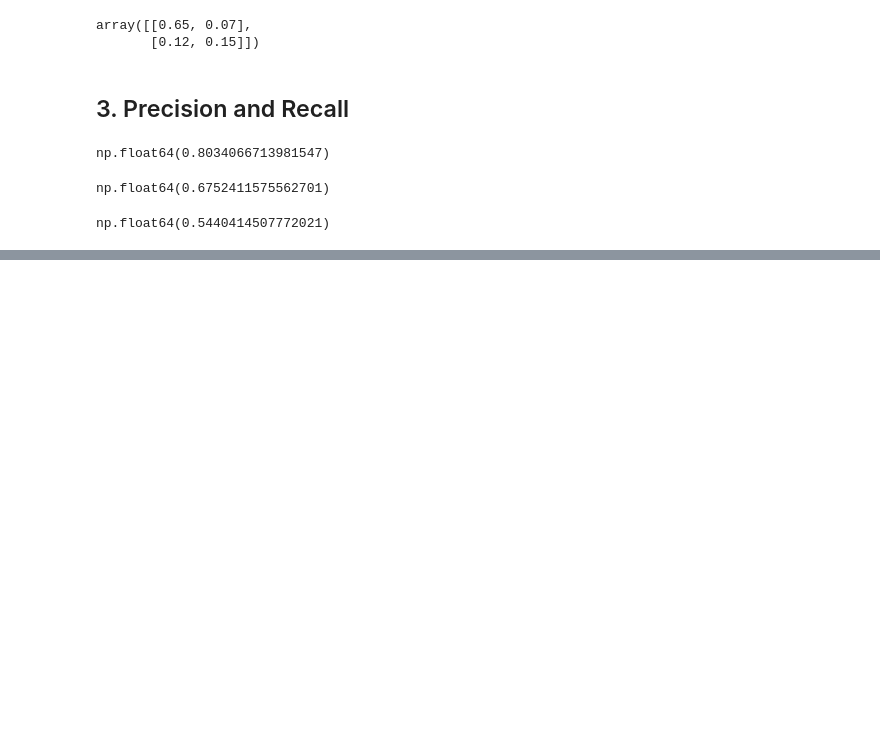
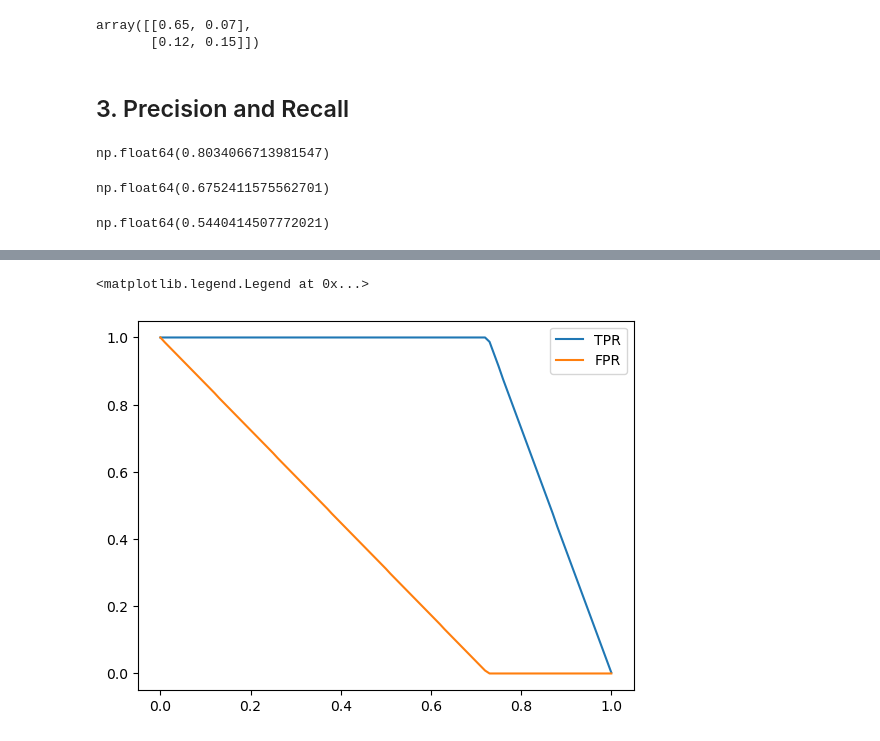
Before and after one commit to TheManuAi/ML-Zoomcamp, a Jupyter notebook: Week4 - Evaluation /ML-for-evaluation.ipynb, the cells around one changed output, grey strips where cells are left out. Saved outputs shown, nothing was run; the diff lists cells and outputs as text; code cells hidden in the pictures; blank space fills up the shorter version.

```diff
--- a/Week4 - Evaluation /ML-for-evaluation.ipynb
+++ b/Week4 - Evaluation /ML-for-evaluation.ipynb
@@ -219,0 +358,9 @@ np.float64(0.5440414507772021)
+# %%
+df_ideal = tpr_fpr_fn(y_ideal, y_ideal_pred)
+
+plt.plot(df_ideal.thresholds, df_ideal['tpr'], label = "TPR")
+plt.plot(df_ideal.thresholds, df_ideal['fpr'], label = "FPR")
+plt.legend()
+# %% [output]
+<matplotlib.legend.Legend at 0x...>
+[figure, added]
```
Also changed, not shown: parts of 21 cells of this notebook.
